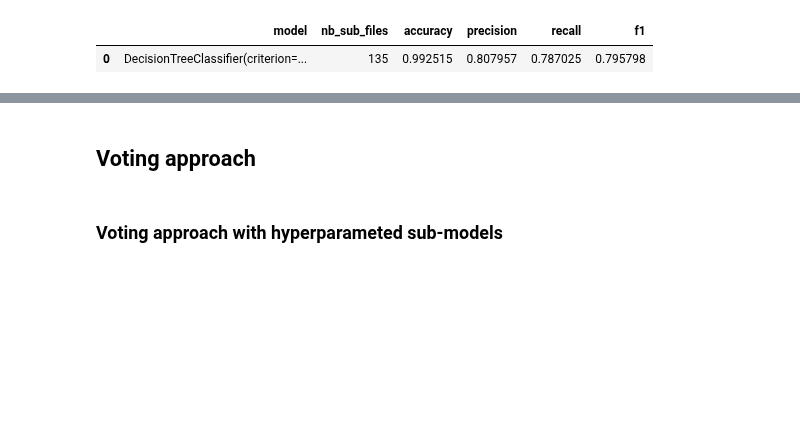
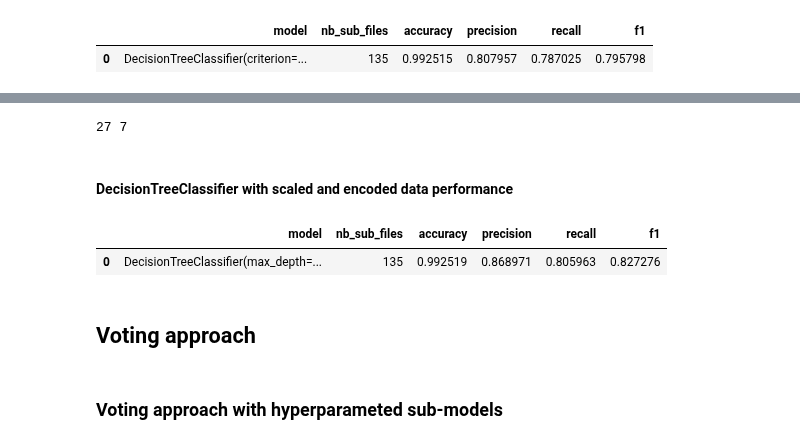
Before and after one commit to mcrayssac/CIC_IoT_Cyber_Attacks, a Jupyter notebook: federated_learning.ipynb, the cells around one changed output, grey strips where cells are left out. Saved outputs shown, nothing was run; the diff lists cells and outputs as text; code cells hidden in the pictures; blank space fills up the shorter version.

```diff
--- a/federated_learning.ipynb
+++ b/federated_learning.ipynb
@@ -276,3 +319,71 @@ pd.read_csv(f'{hyperparameters_directory}DT_SE_main_performance.csv').head()
+# %%
+# Most common hyperparameters
+# Load performance dataframe
+df_performance = pd.read_csv(f'{hyperparameters_most_common_directory}DT_SE_performance.csv')
+
+# Main performance dataframe
+model = DecisionTreeClassifier(**best_model['model'].get_params())
+
+# If the main performance dataframe already exists, load it
+if os.path.exists(f'{hyperparameters_best_sub_model_directory}DT_SE_main_performance.csv'):
+    df_main_performance = pd.read_csv(f'{hyperparameters_best_sub_model_directory}DT_SE_main_performance.csv')
+else:
+    df_main_performance = pd.DataFrame(columns=['model', 'nb_sub_files', 'accuracy', 'precision', 'recall', 'f1'])
+
+# Get training and test datasets
+train_set, test_set = final_models_datasets[:int(len(final_models_datasets)*.8)], final_models_datasets[int(len(final_models_datasets)*.8):]
+print(len(train_set), len(test_set))
+
+# Initialize Label Encoder and Min-Max Scaler
+label_encoder = LabelEncoder()
+scaler = MinMaxScaler()
+
+for set in tqdm(train_set):
+    # Load dataset
+    df = fml.read_csv_file(set, dataset_directory)
+    X = df.drop(columns=y_column)
+    y = df[y_column]
+
+    # Apply Label Encoder to y and Min-Max Scaler to X
+    y_encoded = label_encoder.fit_transform(y)
+    X_scaled = scaler.fit_transform(X)
+
+    # Train the model
+    model.fit(X_scaled, y_encoded)
+
+# Test the model
+y_true = []
+y_pred = []
+for set in tqdm(test_set):
+    # Load dataset
+    df = fml.read_csv_file(set, dataset_directory)
+    X = df.drop(columns=y_column)
+    y = df[y_column]
+
+    # Apply Label Encoder to y and Min-Max Scaler to X
+    y_encoded = label_encoder.transform(y)
+    X_scaled = scaler.transform(X)
+
+    # Predict labels
+    y_true.extend(y_encoded)
+    y_pred.extend(model.predict(X_scaled))
+
+# Compute performance metrics
+accuracy, precision, recall, f1 = accuracy_score(y_true, y_pred), precision_score(y_true, y_pred, average='macro'), recall_score(y_true, y_pred, average='macro'), f1_score(y_true, y_pred, average='macro')
+
+# Save performance and model
+df_main_performance = df_main_performance.append({'model': model, 'nb_sub_files': len(sub_models_datasets), 'accuracy': accuracy, 'precision': precision, 'recall': recall, 'f1': f1}, ignore_index=True)
+joblib.dump(model, f'{hyperparameters_best_sub_model_directory}DT_SE_main.joblib')
+df_main_performance.to_csv(f'{hyperparameters_best_sub_model_directory}DT_SE_main_performance.csv', index=False)
+# %% [output]
+27 7
+# %% [markdown]
+#### DecisionTreeClassifier with scaled and encoded data performance
+# %%
+pd.read_csv(f'{hyperparameters_best_sub_model_directory}DT_SE_main_performance.csv').head()
+# %% [output]
+|  | model | nb_sub_files | accuracy | precision | recall | f1 |
+| 0 | DecisionTreeClassifier(max_depth=... | 135 | 0.992519 | 0.868971 | 0.805963 | 0.827276 |
 # %% [markdown]
 ## Voting approach
 # %% [markdown]
```
Also changed, not shown: parts of 11 cells of this notebook.
